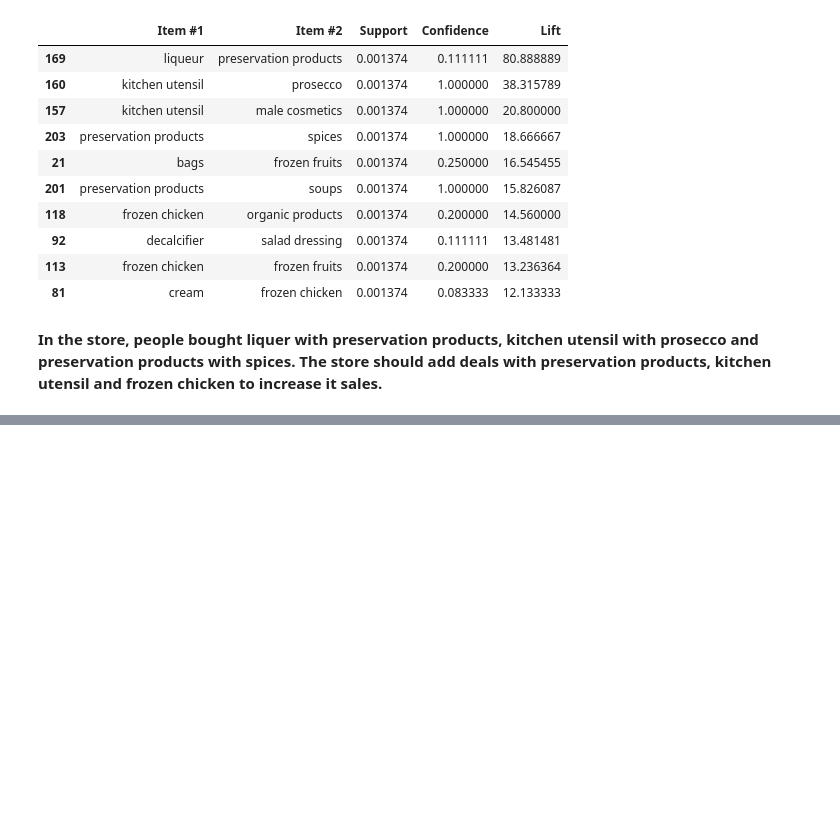
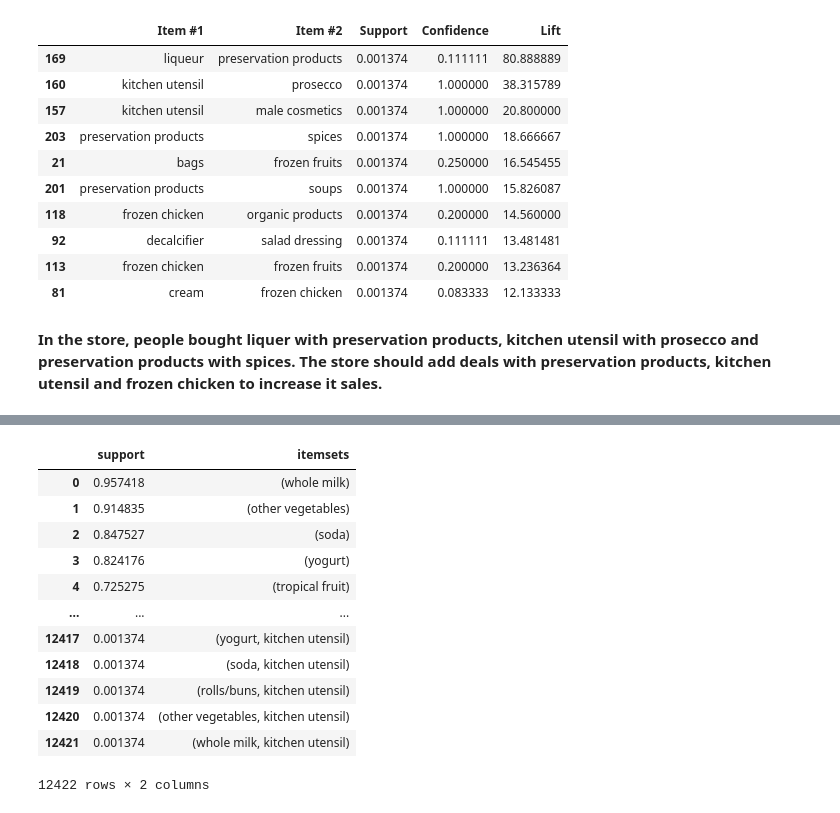
Before and after one commit to nirajan-fuse/Recommendation_System, a Jupyter notebook: Sprint-1/Association Rule Mining/Introduction to Association Rule Mining.ipynb, the cells around one changed output, grey strips where cells are left out. Saved outputs shown, nothing was run; the diff lists cells and outputs as text; code cells hidden in the pictures; blank space fills up the shorter version.

```diff
--- a/Sprint-1/Association Rule Mining/Introduction to Association Rule Mining.ipynb
+++ b/Sprint-1/Association Rule Mining/Introduction to Association Rule Mining.ipynb
@@ -307,0 +346,16 @@ resultsinDataFrame.nlargest(n=10, columns='Lift')
+# %%
+fp_rules
+# %% [output]
+|  | support | itemsets |
+| 0 | 0.957418 | (whole milk) |
+| 1 | 0.914835 | (other vegetables) |
+| 2 | 0.847527 | (soda) |
+| 3 | 0.824176 | (yogurt) |
+| 4 | 0.725275 | (tropical fruit) |
+| ... | ... | ... |
+| 12417 | 0.001374 | (yogurt, kitchen utensil) |
+| 12418 | 0.001374 | (soda, kitchen utensil) |
+| 12419 | 0.001374 | (rolls/buns, kitchen utensil) |
+| 12420 | 0.001374 | (other vegetables, kitchen utensil) |
+| 12421 | 0.001374 | (whole milk, kitchen utensil) |
+12422 rows × 2 columns
```
Also changed, not shown: parts of 8 cells of this notebook.
